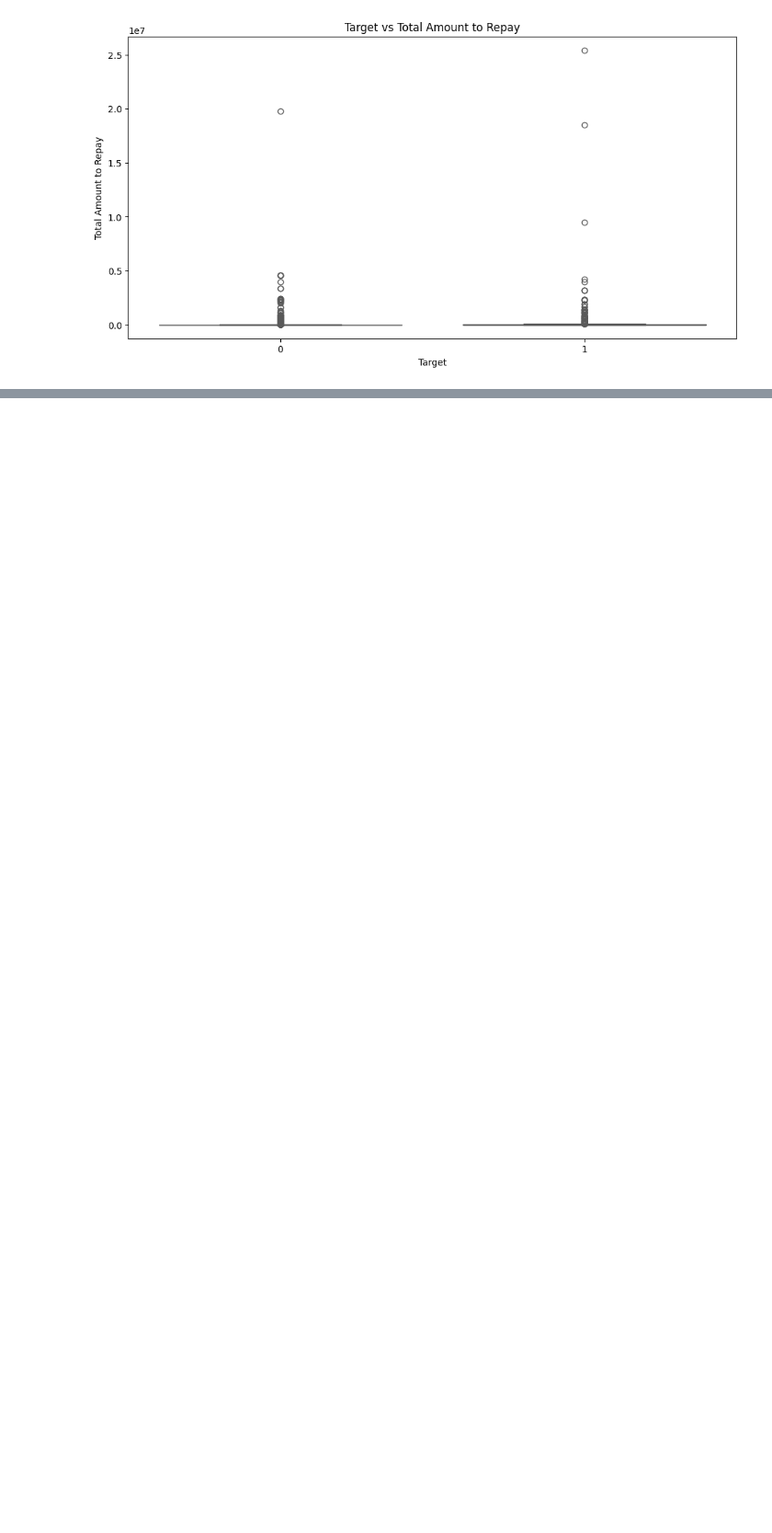
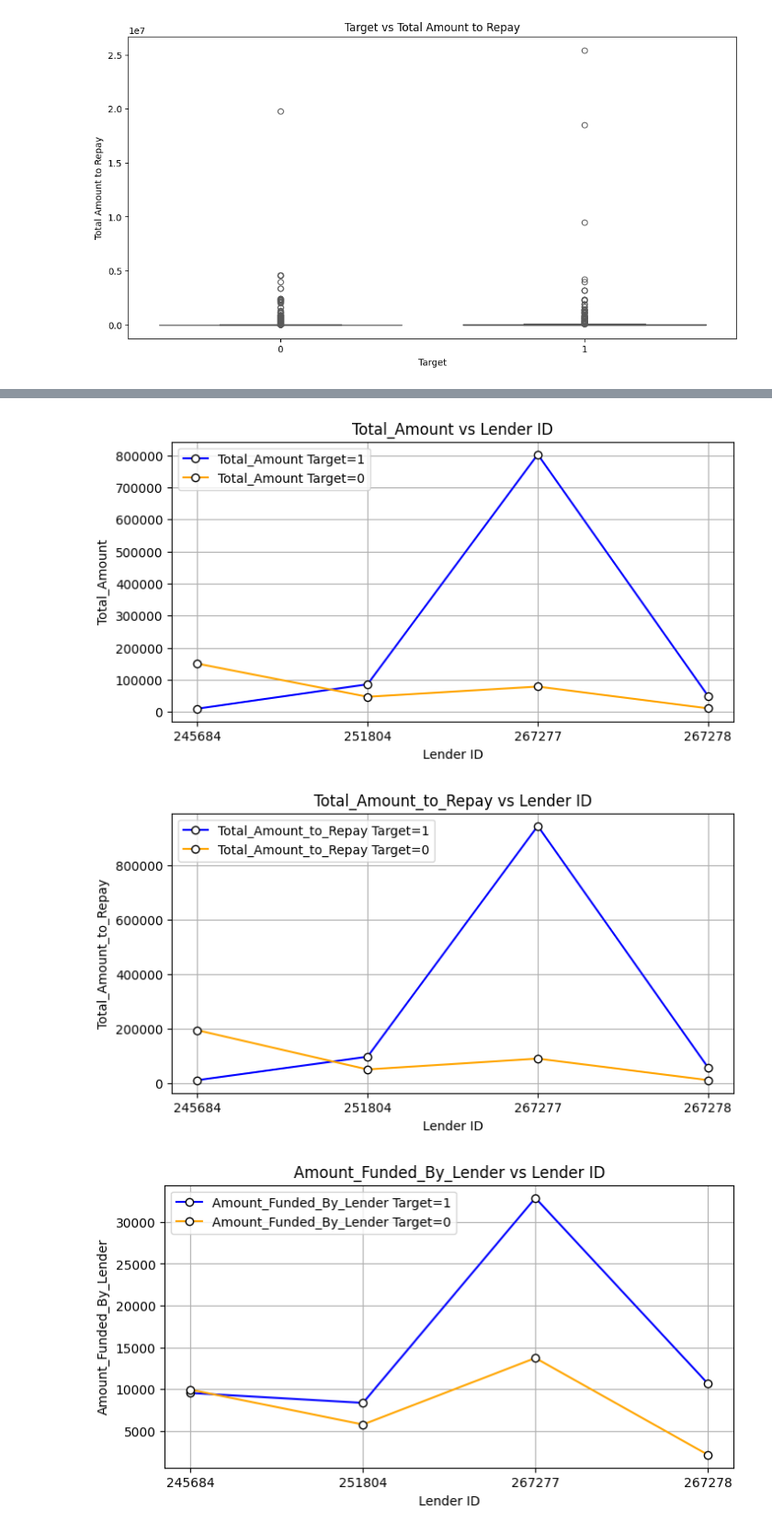
Before and after one commit to segnig/African-Credit-Scoring-Challenge, a Jupyter notebook: eda.ipynb, the cells around one changed output, grey strips where cells are left out. Shown at 92% size. Cells and saved outputs as stored; diff of their text form; code cells hidden in the pictures; blank space fills up the shorter version.

```diff
--- a/eda.ipynb
+++ b/eda.ipynb
@@ -147,0 +252,5 @@ sns.heatmap(triangle_corr, annot=True, cmap="coolwarm")
+# %%
+# multi index to single index
+lender_id_vs_float64_features.reset_index(inplace=True)
+
+lender_id_vs_float64_features.set_index("lender_id", inplace=True)
@@ -147,0 +270,40 @@ sns.heatmap(triangle_corr, annot=True, cmap="coolwarm")
+# %%
+def plot_lender_id_vs_float64_feature( col, lender_id_vs_float64_features = lender_id_vs_float64_features):
+    fig = plt.subplots(figsize=(8, 4))
+
+    plt.plot(
+        lender_id_vs_float64_features.index.unique(),
+        lender_id_vs_float64_features[lender_id_vs_float64_features["target"] == 1][col],
+        label=f"{col} Target=1",
+        marker="o",
+        linestyle="-",
+        color="blue",
+        markeredgecolor="black",
+        markerfacecolor="white",
+    )
+
+    plt.plot(
+        lender_id_vs_float64_features.index.unique(),
+        lender_id_vs_float64_features[lender_id_vs_float64_features["target"] == 0][col],
+        label=f"{col} Target=0",
+        marker="o",
+        linestyle="-",
+        color="orange",
+        markeredgecolor="black",
+        markerfacecolor="white",
+
+    )
+
+    plt.xlabel("Lender ID")
+    plt.ylabel(f"{col}")
+    plt.title(f"{col} vs Lender ID")
+    plt.legend()
+    plt.grid(True)
+    plt.show()
+# %%
+for col in float64_features:
+    plot_lender_id_vs_float64_feature(col)
+# %% [output]
+[figure, added]
+[figure, added]
+[figure, added]
```
Also changed, not shown: parts of 23 cells of this notebook.
